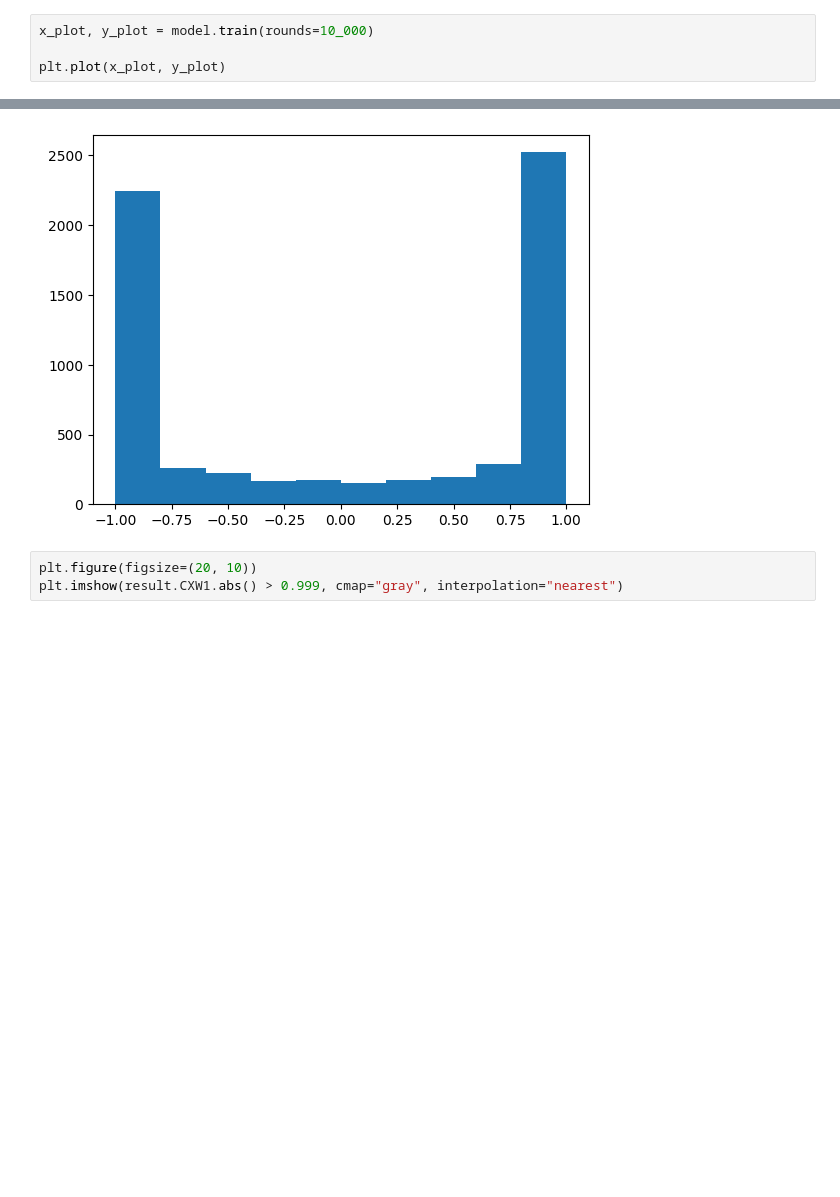
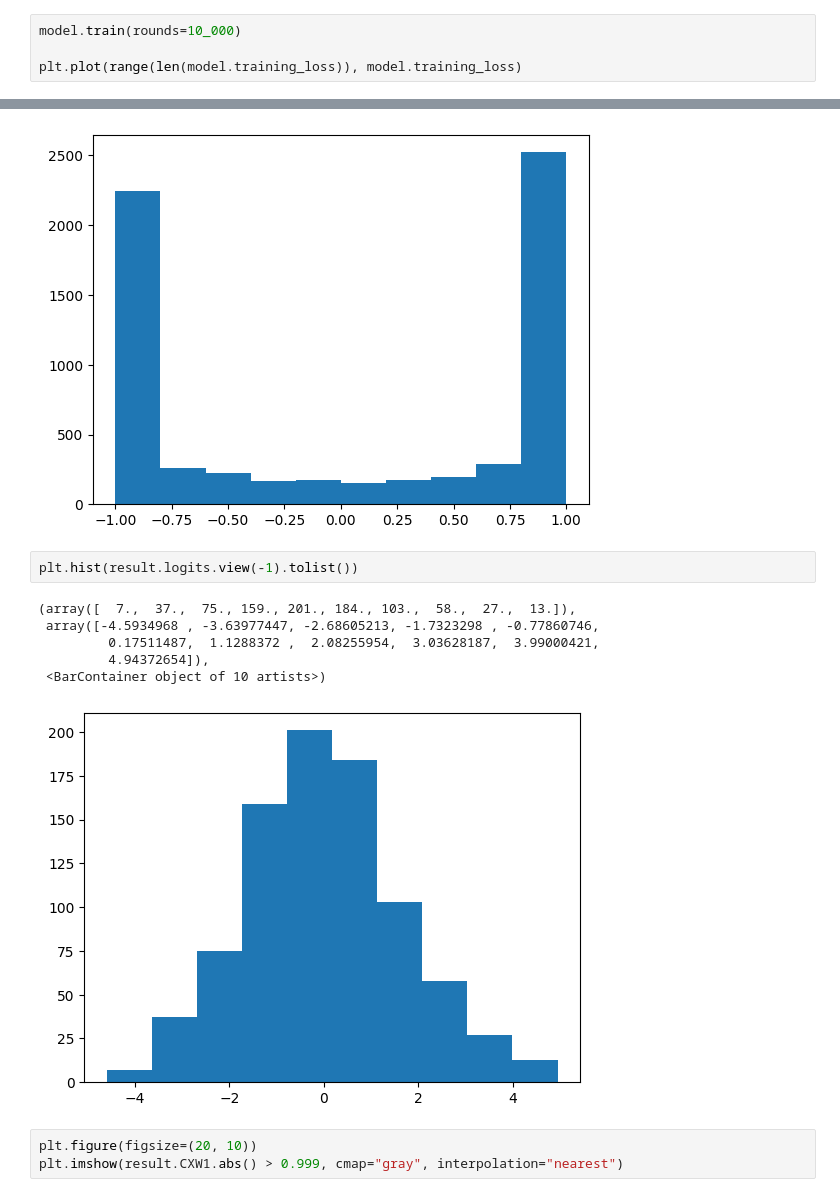
Before and after one commit to toolness/makemore-fun, a Jupyter notebook: lecture-3.ipynb, the cells around one changed output, grey strips where cells are left out. Saved outputs shown, nothing was run; the diff lists cells and outputs as text; blank space fills up the shorter version.

Commit message:
Add model.training_loss.

```diff
--- a/lecture-3.ipynb
+++ b/lecture-3.ipynb
@@ -18,9 +18,9 @@ dev examples: 22840
 test examples: 22760
 Total parameters: 8108
 # %%
-x_plot, y_plot = model.train(rounds=10_000)
+model.train(rounds=10_000)
 
-plt.plot(x_plot, y_plot)
+plt.plot(range(len(model.training_loss)), model.training_loss)
 # %% [output]
       0 /   10000 LR=0.10 minibatch loss: 3.8876
    1000 /   10000 LR=0.10 minibatch loss: 2.6721
@@ -79,6 +79,15 @@ plt.hist(result.CXW1.view(-1).tolist())
  array([-1. , -0.8, -0.6, -0.4, -0.2,  0. ,  0.2,  0.4,  0.6,  0.8,  1. ]),
  <BarContainer object of 10 artists>)
 [figure]
+# %%
+plt.hist(result.logits.view(-1).tolist())
+# %% [output]
+(array([  7.,  37.,  75., 159., 201., 184., 103.,  58.,  27.,  13.]),
+ array([-4.5934968 , -3.63977447, -2.68605213, -1.7323298 , -0.77860746,
+         0.17511487,  1.1288372 ,  2.08255954,  3.03628187,  3.99000421,
+         4.94372654]),
+ <BarContainer object of 10 artists>)
+[figure, added]
 # %%
 plt.figure(figsize=(20, 10))
 plt.imshow(result.CXW1.abs() > 0.999, cmap="gray", interpolation="nearest")
```
Also changed, not shown: 1 other file.
